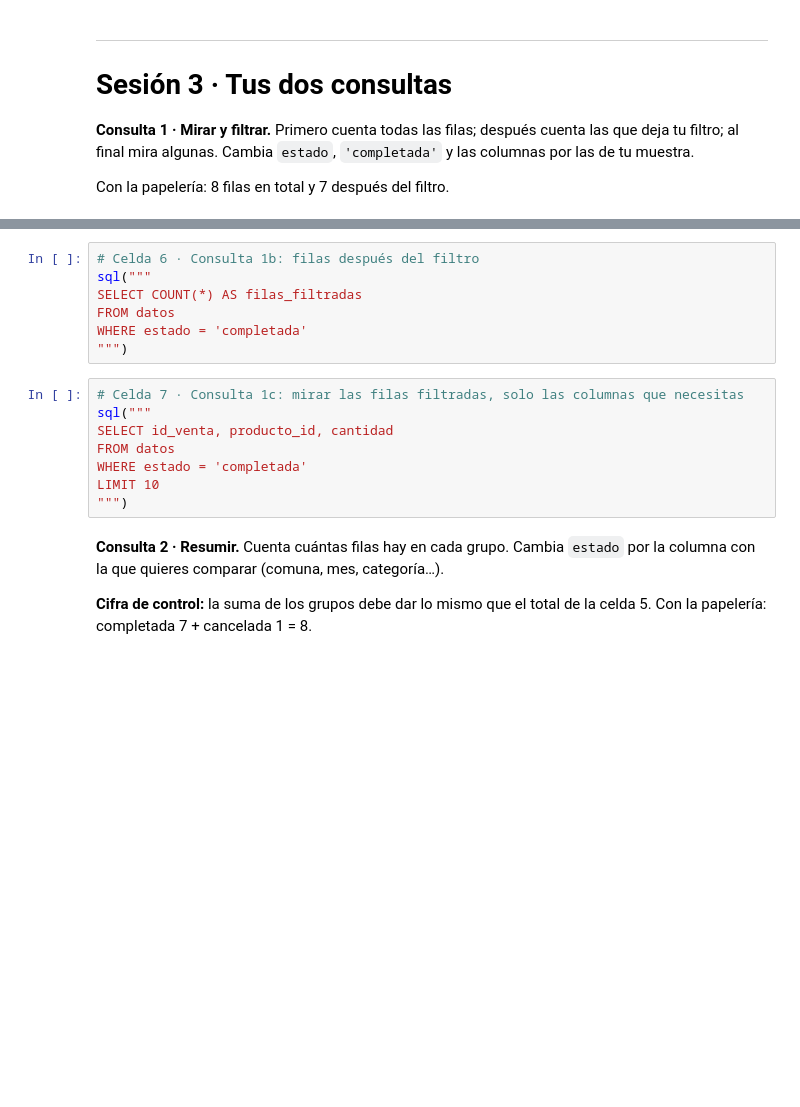
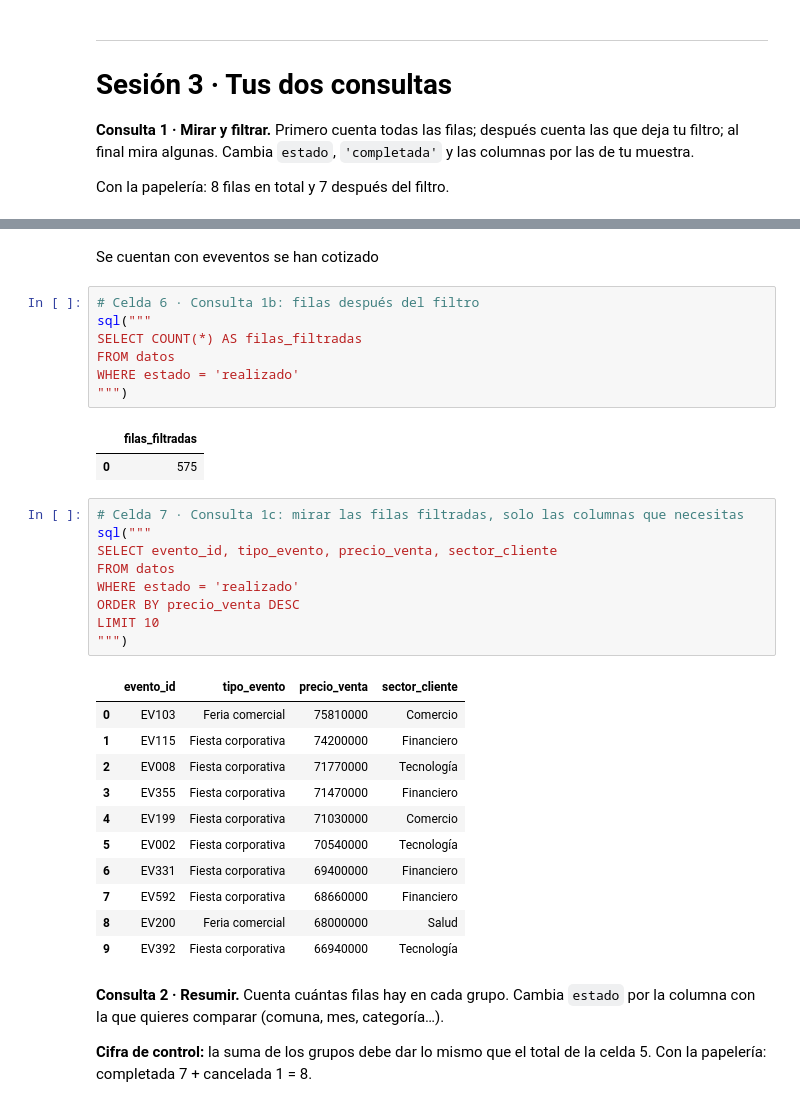
Before and after one commit to stevenjm97/Equipo-2-An-lisis-de-datos-B-sico, a Jupyter notebook: notebooks/01_consultas.ipynb, the cells around one changed output, grey strips where cells are left out. Cells and saved outputs as stored; diff of their text form; blank space fills up the shorter version.

```diff
--- a/notebooks/01_consultas.ipynb
+++ b/notebooks/01_consultas.ipynb
@@ -92,18 +120,36 @@ FROM datos
+# %% [markdown]
+Se cuentan con eveventos se han cotizado
 # %%
 # Celda 6 · Consulta 1b: filas después del filtro
 sql("""
 SELECT COUNT(*) AS filas_filtradas
 FROM datos
-WHERE estado = 'completada'
+WHERE estado = 'realizado'
 """)
+# %% [output]
+|  | filas_filtradas |
+| 0 | 575 |
 # %%
 # Celda 7 · Consulta 1c: mirar las filas filtradas, solo las columnas que necesitas
 sql("""
-SELECT id_venta, producto_id, cantidad
+SELECT evento_id, tipo_evento, precio_venta, sector_cliente
 FROM datos
-WHERE estado = 'completada'
+WHERE estado = 'realizado'
+ORDER BY precio_venta DESC
 LIMIT 10
 """)
+# %% [output]
+|  | evento_id | tipo_evento | precio_venta | sector_cliente |
+| 0 | EV103 | Feria comercial | 75810000 | Comercio |
+| 1 | EV115 | Fiesta corporativa | 74200000 | Financiero |
+| 2 | EV008 | Fiesta corporativa | 71770000 | Tecnología |
+| 3 | EV355 | Fiesta corporativa | 71470000 | Financiero |
+| 4 | EV199 | Fiesta corporativa | 71030000 | Comercio |
+| 5 | EV002 | Fiesta corporativa | 70540000 | Tecnología |
+| 6 | EV331 | Fiesta corporativa | 69400000 | Financiero |
+| 7 | EV592 | Fiesta corporativa | 68660000 | Financiero |
+| 8 | EV200 | Feria comercial | 68000000 | Salud |
+| 9 | EV392 | Fiesta corporativa | 66940000 | Tecnología |
 # %% [markdown]
 **Consulta 2 · Resumir.** Cuenta cuántas filas hay en cada grupo. Cambia `estado` por la columna con la que quieres comparar (comuna, mes, categoría…).
 
```
Also changed, not shown: parts of 14 cells of this notebook.
